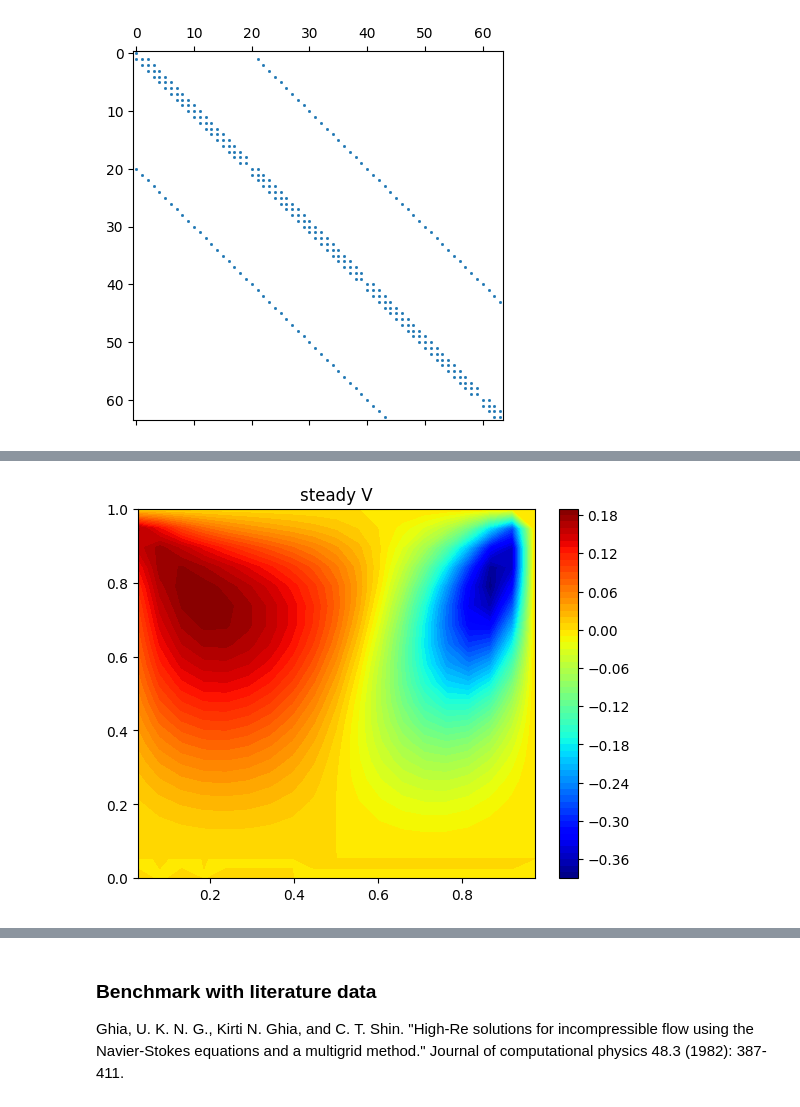
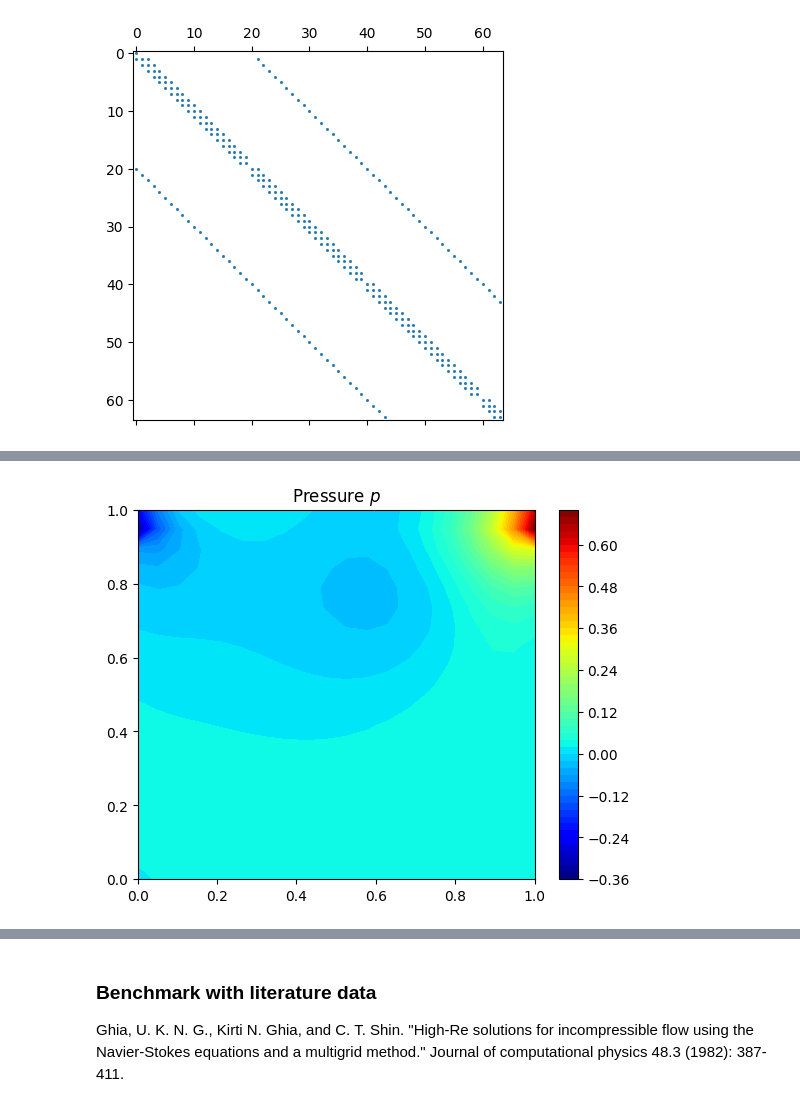
Before and after one commit to comp-physics/NISQ-Quantum-CFD, a Jupyter notebook: SIMPLE_LDC.ipynb, the cells around one changed output, grey strips where cells are left out. Cells and saved outputs as stored; diff of their text form; code cells hidden in the pictures.

Commit message:
Improve visualization, add streamline

```diff
--- a/SIMPLE_LDC.ipynb
+++ b/SIMPLE_LDC.ipynb
@@ -9,7 +9,8 @@ max_iteration = 6000             # iterations
 max_res = 1000                   # initial residual
 rho = 1                          # density
 velocity = 1                     # velocity = lid velocity
-mu = 0.01                        # kinematic viscosity = 1/Reynolds number
+Re = 100                         # Reynolds number
+mu = 1/Re                        # kinematic viscosity = 1/Reynolds number
 dx = 1 / (imax - 1)              # dx, dy cell sizes along x and y directions
 dy = 1 / (jmax - 1)
 x = np.arange(dx / 2, 1 + dx/2 - dx / 2, dx)
@@ -137,10 +163,10 @@ plt.show()
 # %%
+X, Y = np.meshgrid(y, y)
 plt.figure()
-X, Y = np.meshgrid(x, y)
-plt.contourf(X, Y, v[1:imax, 0:jmax].T, 60, cmap='jet')
+plt.contourf(X, Y, p.T, 60, cmap='jet')
 plt.colorbar()
 # plt.axis([0, 1, 0, 1])
-plt.title('steady V')
+plt.title('Pressure $p$')
 plt.show()
 # %% [output]
-[figure, old version]
+[figure, new version]
```
Also changed, not shown: parts of 7 cells of this notebook.
